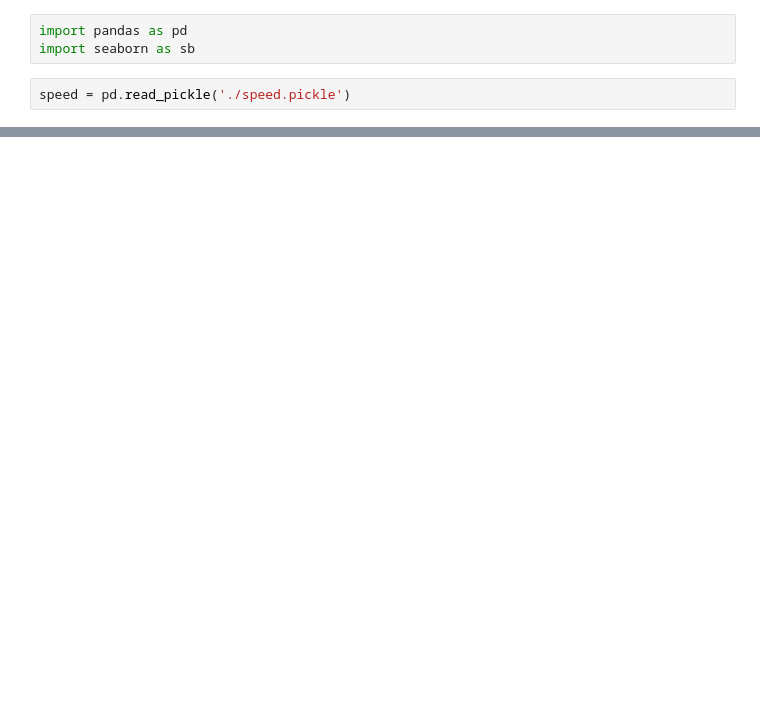
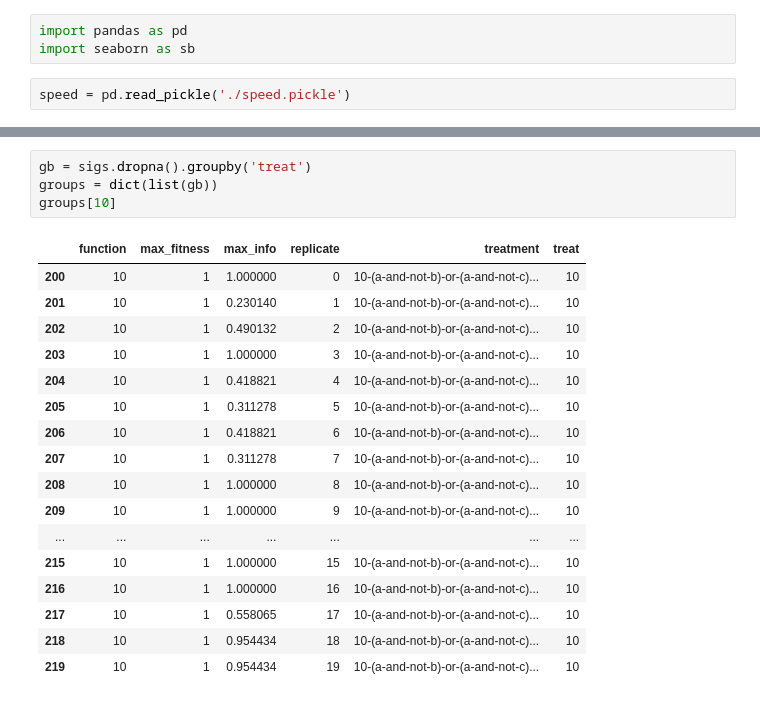
Before and after one commit to brettc/bricolage, a Jupyter notebook: experiments/speed.ipynb, the cells around one changed output, grey strips where cells are left out. Drawn from its saved outputs; the diff is of its cells as text; blank space fills up the shorter version.

```diff
--- a/experiments/speed.ipynb
+++ b/experiments/speed.ipynb
@@ -59,0 +132,22 @@ groups[13]
+# %%
+gb = sigs.dropna().groupby('treat')
+groups = dict(list(gb))
+groups[10]
+# %% [output]
+|  | function | max_fitness | max_info | replicate | treatment | treat |
+| 200 | 10 | 1 | 1.000000 | 0 | 10-(a-and-not-b)-or-(a-and-not-c)... | 10 |
+| 201 | 10 | 1 | 0.230140 | 1 | 10-(a-and-not-b)-or-(a-and-not-c)... | 10 |
+| 202 | 10 | 1 | 0.490132 | 2 | 10-(a-and-not-b)-or-(a-and-not-c)... | 10 |
+| 203 | 10 | 1 | 1.000000 | 3 | 10-(a-and-not-b)-or-(a-and-not-c)... | 10 |
+| 204 | 10 | 1 | 0.418821 | 4 | 10-(a-and-not-b)-or-(a-and-not-c)... | 10 |
+| 205 | 10 | 1 | 0.311278 | 5 | 10-(a-and-not-b)-or-(a-and-not-c)... | 10 |
+| 206 | 10 | 1 | 0.418821 | 6 | 10-(a-and-not-b)-or-(a-and-not-c)... | 10 |
+| 207 | 10 | 1 | 0.311278 | 7 | 10-(a-and-not-b)-or-(a-and-not-c)... | 10 |
+| 208 | 10 | 1 | 1.000000 | 8 | 10-(a-and-not-b)-or-(a-and-not-c)... | 10 |
+| 209 | 10 | 1 | 1.000000 | 9 | 10-(a-and-not-b)-or-(a-and-not-c)... | 10 |
+| ... | ... | ... | ... | ... | ... | ... |
+| 215 | 10 | 1 | 1.000000 | 15 | 10-(a-and-not-b)-or-(a-and-not-c)... | 10 |
+| 216 | 10 | 1 | 1.000000 | 16 | 10-(a-and-not-b)-or-(a-and-not-c)... | 10 |
+| 217 | 10 | 1 | 0.558065 | 17 | 10-(a-and-not-b)-or-(a-and-not-c)... | 10 |
+| 218 | 10 | 1 | 0.954434 | 18 | 10-(a-and-not-b)-or-(a-and-not-c)... | 10 |
+| 219 | 10 | 1 | 0.954434 | 19 | 10-(a-and-not-b)-or-(a-and-not-c)... | 10 |
```
Also changed, not shown: parts of 11 cells of this notebook.
